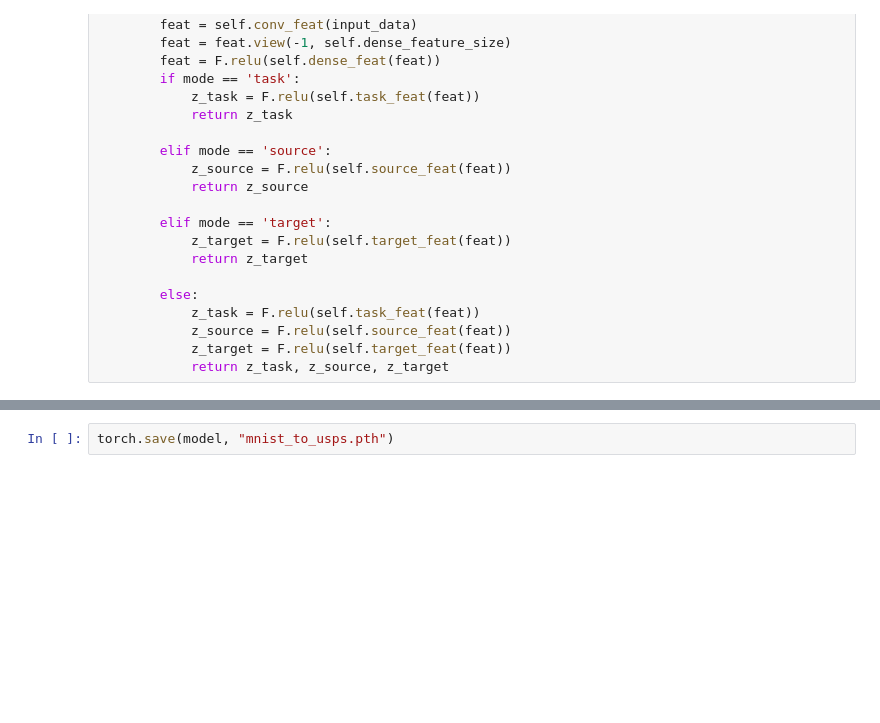
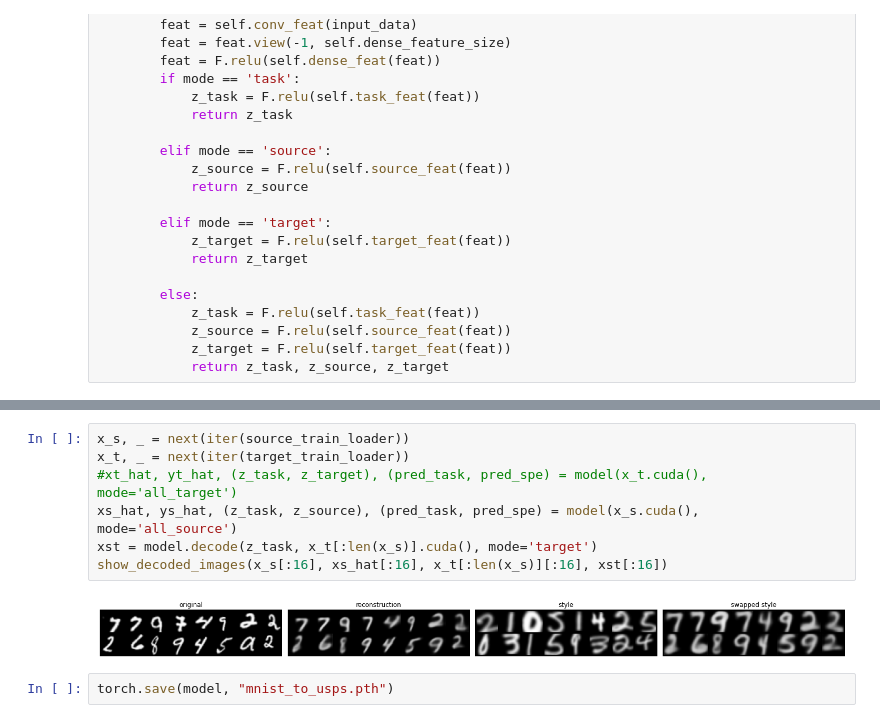
Before and after one commit to SuReLI/DiCyR_code, a Jupyter notebook: DiCyR/notebooks/MNIST_to_USPS.ipynb, the cells around one changed output, grey strips where cells are left out. Cells and saved outputs as stored; diff of their text form; blank space fills up the shorter version.

```diff
--- a/DiCyR/notebooks/MNIST_to_USPS.ipynb
+++ b/DiCyR/notebooks/MNIST_to_USPS.ipynb
@@ -191,2 +286,11 @@ plot_target_cross_domain_swapping(model, source_train_loader, target_train_loade
+# %%
+x_s, _ = next(iter(source_train_loader))
+x_t, _ = next(iter(target_train_loader))
+#xt_hat, yt_hat, (z_task, z_target), (pred_task, pred_spe) = model(x_t.cuda(), mode='all_target')
+xs_hat, ys_hat, (z_task, z_source), (pred_task, pred_spe) = model(x_s.cuda(), mode='all_source')
+xst = model.decode(z_task, x_t[:len(x_s)].cuda(), mode='target')
+show_decoded_images(x_s[:16], xs_hat[:16], x_t[:len(x_s)][:16], xst[:16])
+# %% [output]
+[figure, added]
 # %%
 torch.save(model, "mnist_to_usps.pth")
```
Also changed, not shown: parts of 6 cells of this notebook, 5 other files.
